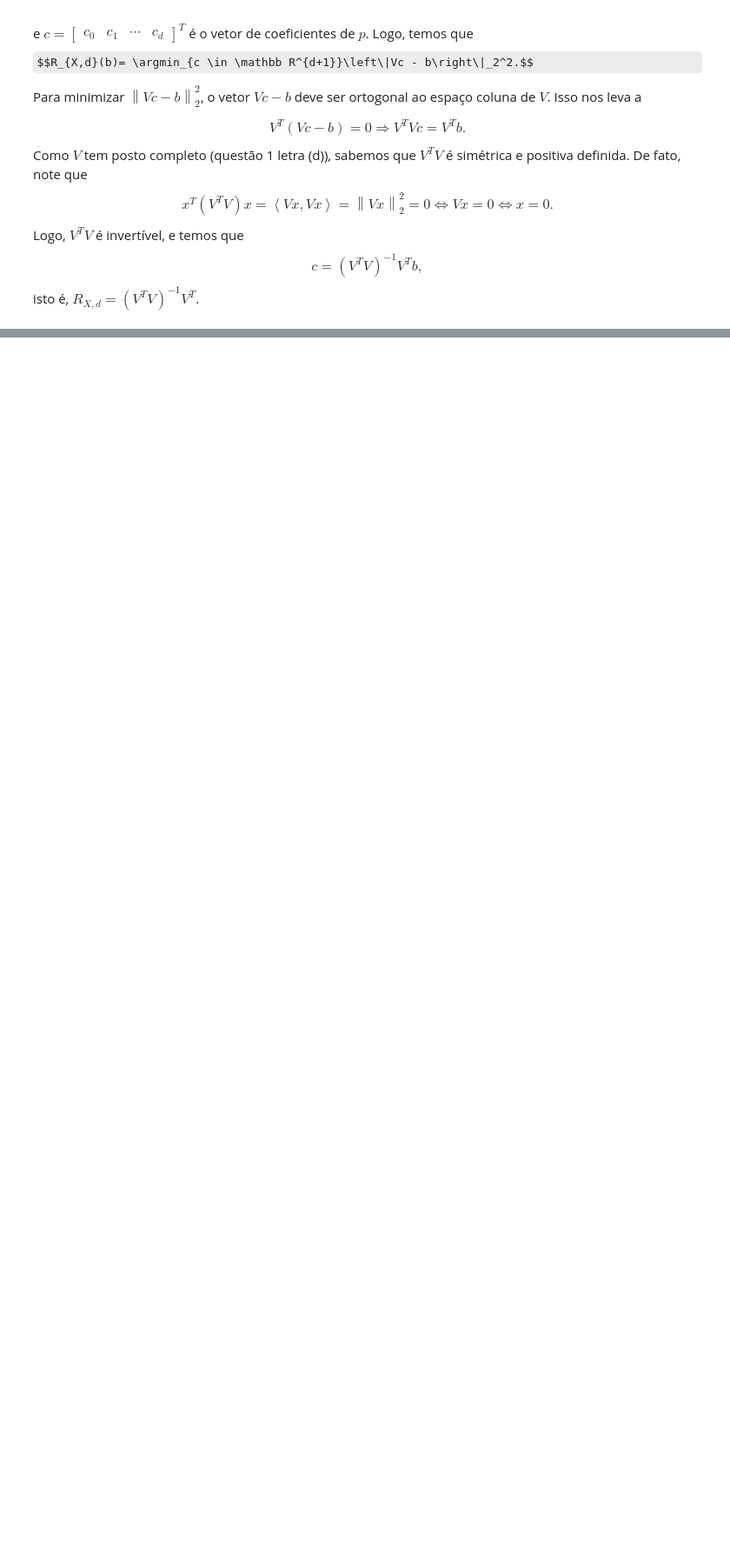
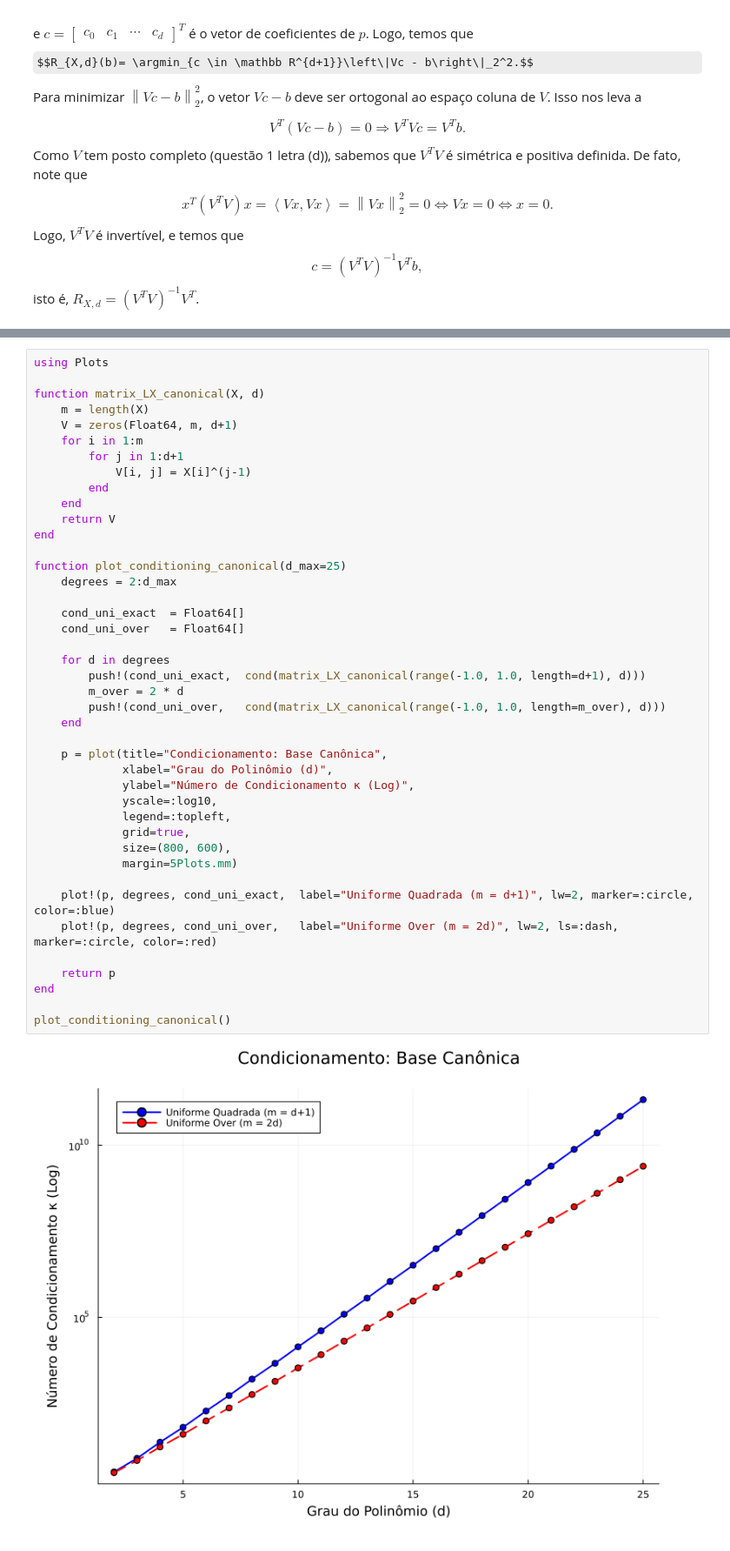
Before and after one commit to PedroDuailibe/Projeto3-ALN, a Jupyter notebook: Projeto3.ipynb, the cells around one changed output, grey strips where cells are left out. Shown at 87% size. Saved outputs shown, nothing was run; the diff lists cells and outputs as text; some formulas as TeX source; blank space fills up the shorter version.

```diff
--- a/Projeto3.ipynb
+++ b/Projeto3.ipynb
@@ -133,0 +157,44 @@ isto é, $R_{X,d} = (V^TV)^{-1}V^T$.
+# %%
+using Plots
+
+function matrix_LX_canonical(X, d)
+    m = length(X)
+    V = zeros(Float64, m, d+1)
+    for i in 1:m
+        for j in 1:d+1
+            V[i, j] = X[i]^(j-1)
+        end
+    end
+    return V
+end
+
+function plot_conditioning_canonical(d_max=25)
+    degrees = 2:d_max
+
+    cond_uni_exact  = Float64[]
+    cond_uni_over   = Float64[]
+
+    for d in degrees
+        push!(cond_uni_exact,  cond(matrix_LX_canonical(range(-1.0, 1.0, length=d+1), d)))
+        m_over = 2 * d
+        push!(cond_uni_over,   cond(matrix_LX_canonical(range(-1.0, 1.0, length=m_over), d)))
+    end
+
+    p = plot(title="Condicionamento: Base Canônica",
+             xlabel="Grau do Polinômio (d)",
+             ylabel="Número de Condicionamento κ (Log)",
+             yscale=:log10,
+             legend=:topleft,
+             grid=true,
+             size=(800, 600),
+             margin=5Plots.mm)
+
+    plot!(p, degrees, cond_uni_exact,  label="Uniforme Quadrada (m = d+1)", lw=2, marker=:circle, color=:blue)
+    plot!(p, degrees, cond_uni_over,   label="Uniforme Over (m = 2d)", lw=2, ls=:dash, marker=:circle, color=:red)
+
+    return p
+end
+
+plot_conditioning_canonical()
+# %% [output]
+[figure, added]
```
Also changed, not shown: parts of 10 cells of this notebook.
